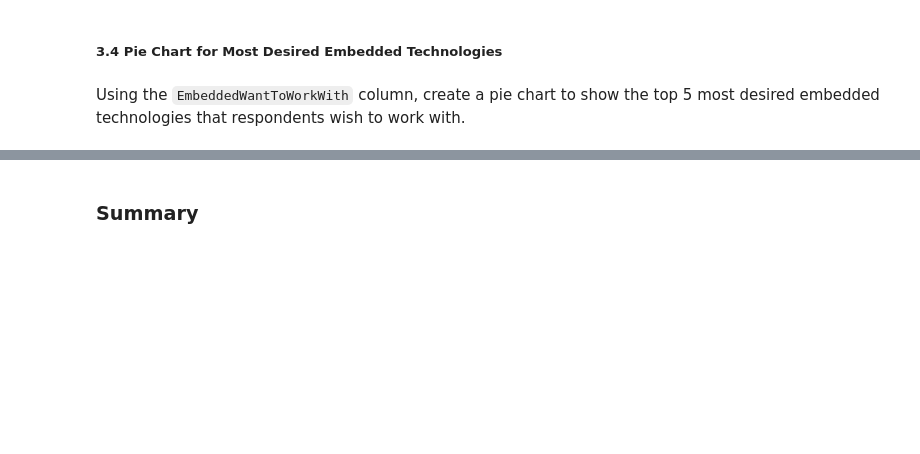
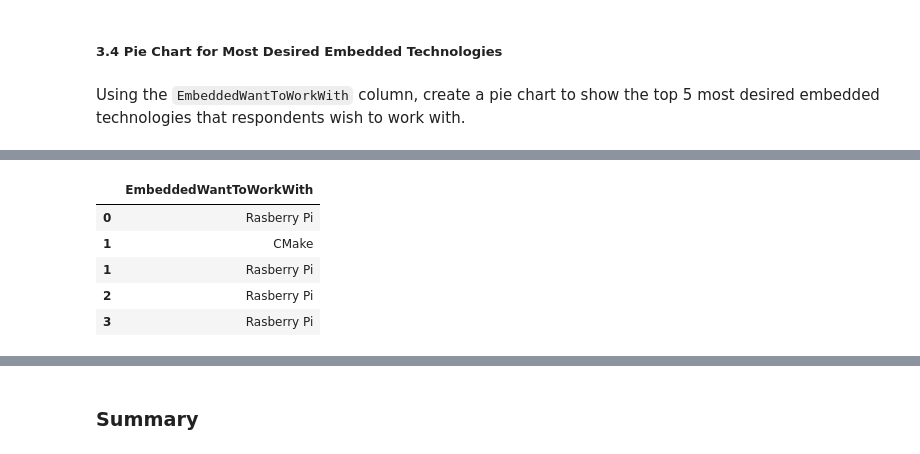
Before and after one commit to scrosby1976/Data-Analyst-Capstone-Project-Shannon, a Jupyter notebook: Lab-21-Pie Charts.ipynb, the cells around one changed output, grey strips where cells are left out. Drawn from its saved outputs; the diff is of its cells as text; code cells hidden in the pictures; blank space fills up the shorter version.

```diff
--- a/Lab-21-Pie Charts.ipynb
+++ b/Lab-21-Pie Charts.ipynb
@@ -659,0 +704,15 @@ Using the `EmbeddedWantToWorkWith` column, create a pie chart to show the top 5
+# %%
+#Split and explode the embedded technology list
+df_embed["EmbeddedWantToWorkWith"] = df_embed["EmbeddedWantToWorkWith"].str.split(";")
+df_embed = df_embed.explode("EmbeddedWantToWorkWith")
+
+df_embed["EmbeddedWantToWorkWith"] = df_embed["EmbeddedWantToWorkWith"].str.strip()
+
+df_embed.head()
+# %% [output]
+|  | EmbeddedWantToWorkWith |
+| 0 | Rasberry Pi |
+| 1 | CMake |
+| 1 | Rasberry Pi |
+| 2 | Rasberry Pi |
+| 3 | Rasberry Pi |
```
Also changed, not shown: parts of 10 cells of this notebook.
